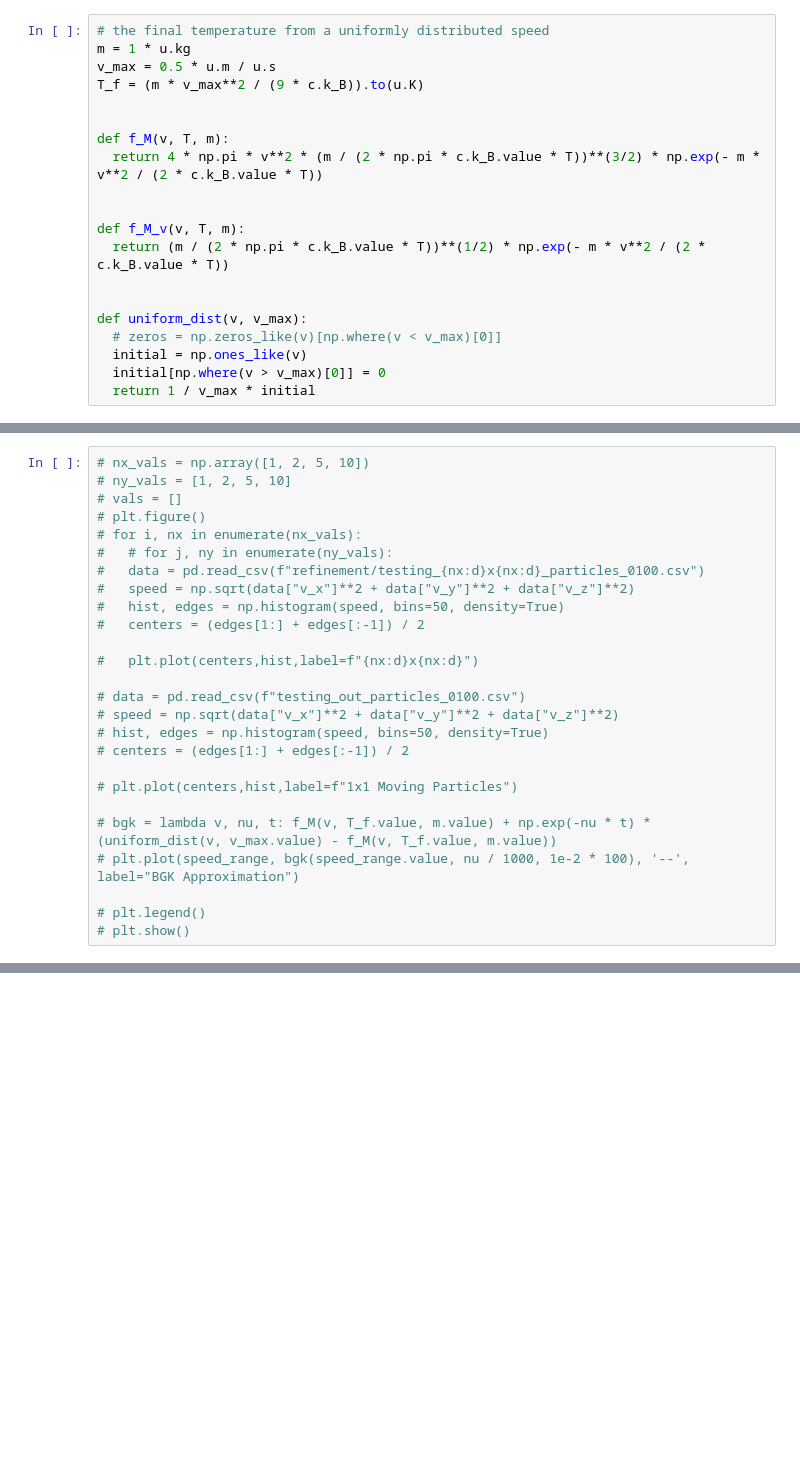
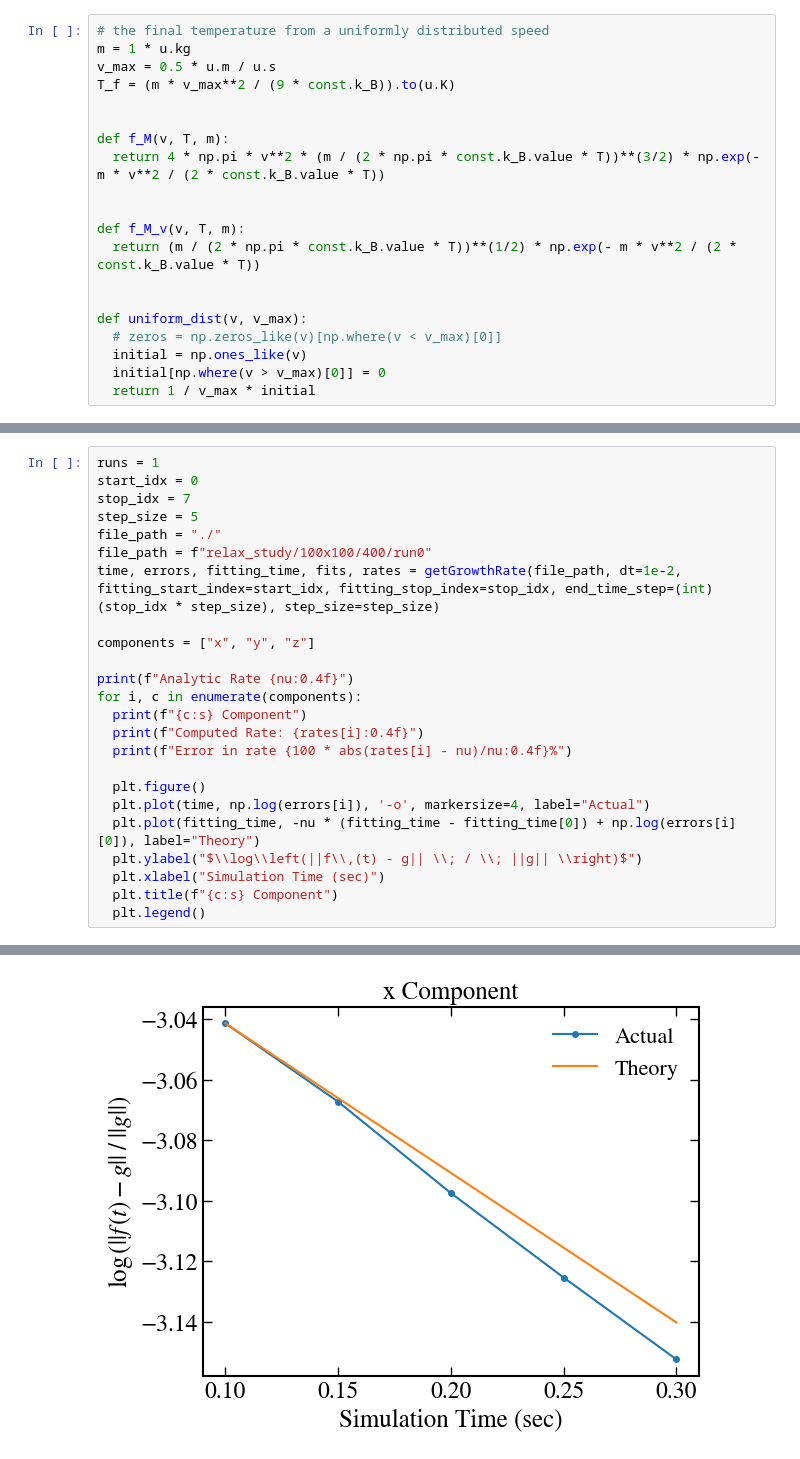
Before and after one commit to gsgall/salamander, a Jupyter notebook: collision/visualization.ipynb, the cells around one changed output, grey strips where cells are left out. Saved outputs shown, nothing was run; the diff lists cells and outputs as text; blank space fills up the shorter version.

```diff
--- a/collision/visualization.ipynb
+++ b/collision/visualization.ipynb
@@ -12,15 +18,15 @@ set_rcParams()
 # the final temperature from a uniformly distributed speed
 m = 1 * u.kg
 v_max = 0.5 * u.m / u.s
-T_f = (m * v_max**2 / (9 * c.k_B)).to(u.K)
+T_f = (m * v_max**2 / (9 * const.k_B)).to(u.K)
 
 
 def f_M(v, T, m):
-  return 4 * np.pi * v**2 * (m / (2 * np.pi * c.k_B.value * T))**(3/2) * np.exp(- m * v**2 / (2 * c.k_B.value * T))
+  return 4 * np.pi * v**2 * (m / (2 * np.pi * const.k_B.value * T))**(3/2) * np.exp(- m * v**2 / (2 * const.k_B.value * T))
 
 
 def f_M_v(v, T, m):
-  return (m / (2 * np.pi * c.k_B.value * T))**(1/2) * np.exp(- m * v**2 / (2 * c.k_B.value * T))
+  return (m / (2 * np.pi * const.k_B.value * T))**(1/2) * np.exp(- m * v**2 / (2 * const.k_B.value * T))
 
 
 def uniform_dist(v, v_max):
@@ -142,26 +183,25 @@ plt.show()
 # %%
-# nx_vals = np.array([1, 2, 5, 10])
-# ny_vals = [1, 2, 5, 10]
-# vals = []
-# plt.figure()
-# for i, nx in enumerate(nx_vals):
-#   # for j, ny in enumerate(ny_vals):
-#   data = pd.read_csv(f"refinement/testing_{nx:d}x{nx:d}_particles_0100.csv")
-#   speed = np.sqrt(data["v_x"]**2 + data["v_y"]**2 + data["v_z"]**2)
-#   hist, edges = np.histogram(speed, bins=50, density=True)
-#   centers = (edges[1:] + edges[:-1]) / 2
+runs = 1
+start_idx = 0
+stop_idx = 7
+step_size = 5
+file_path = "./"
+file_path = f"relax_study/100x100/400/run0"
+time, errors, fitting_time, fits, rates = getGrowthRate(file_path, dt=1e-2, fitting_start_index=start_idx, fitting_stop_index=stop_idx, end_time_step=(int)(stop_idx * step_size), step_size=step_size)
 
-#   plt.plot(centers,hist,label=f"{nx:d}x{nx:d}")
+components = ["x", "y", "z"]
 
-# data = pd.read_csv(f"testing_out_particles_0100.csv")
-# speed = np.sqrt(data["v_x"]**2 + data["v_y"]**2 + data["v_z"]**2)
-# hist, edges = np.histogram(speed, bins=50, density=True)
-# centers = (edges[1:] + edges[:-1]) / 2
+print(f"Analytic Rate {nu:0.4f}")
+for i, c in enumerate(components):
+  print(f"{c:s} Component")
+  print(f"Computed Rate: {rates[i]:0.4f}")
+  print(f"Error in rate {100 * abs(rates[i] - nu)/nu:0.4f}%")
 
-# plt.plot(centers,hist,label=f"1x1 Moving Particles")
-
-# bgk = lambda v, nu, t: f_M(v, T_f.value, m.value) + np.exp(-nu * t) * (uniform_dist(v, v_max.value) - f_M(v, T_f.value, m.value))
-# plt.plot(speed_range, bgk(speed_range.value, nu / 1000, 1e-2 * 100), '--', label="BGK Approximation")
-
-# plt.legend()
-# plt.show()
+  plt.figure()
+  plt.plot(time, np.log(errors[i]), '-o', markersize=4, label="Actual")
+  plt.plot(fitting_time, -nu * (fitting_time - fitting_time[0]) + np.log(errors[i][0]), label="Theory")
+  plt.ylabel("$\\log\\left(||f\\,(t) - g|| \\; / \\; ||g|| \\right)$")
+  plt.xlabel("Simulation Time (sec)")
+  plt.title(f"{c:s} Component")
+  plt.legend()
+# %% [output]
@@ -167,0 +218 @@ plt.show()
+[figure, added]
```
Also changed, not shown: parts of 9 cells of this notebook, 6 other files.
